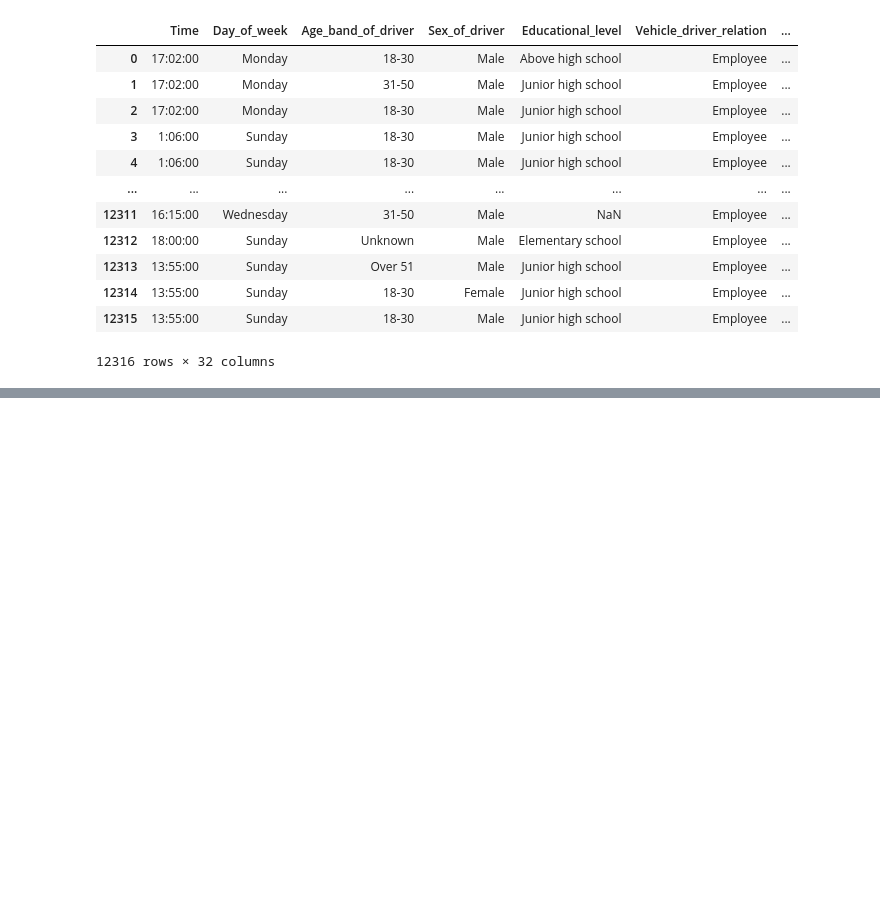
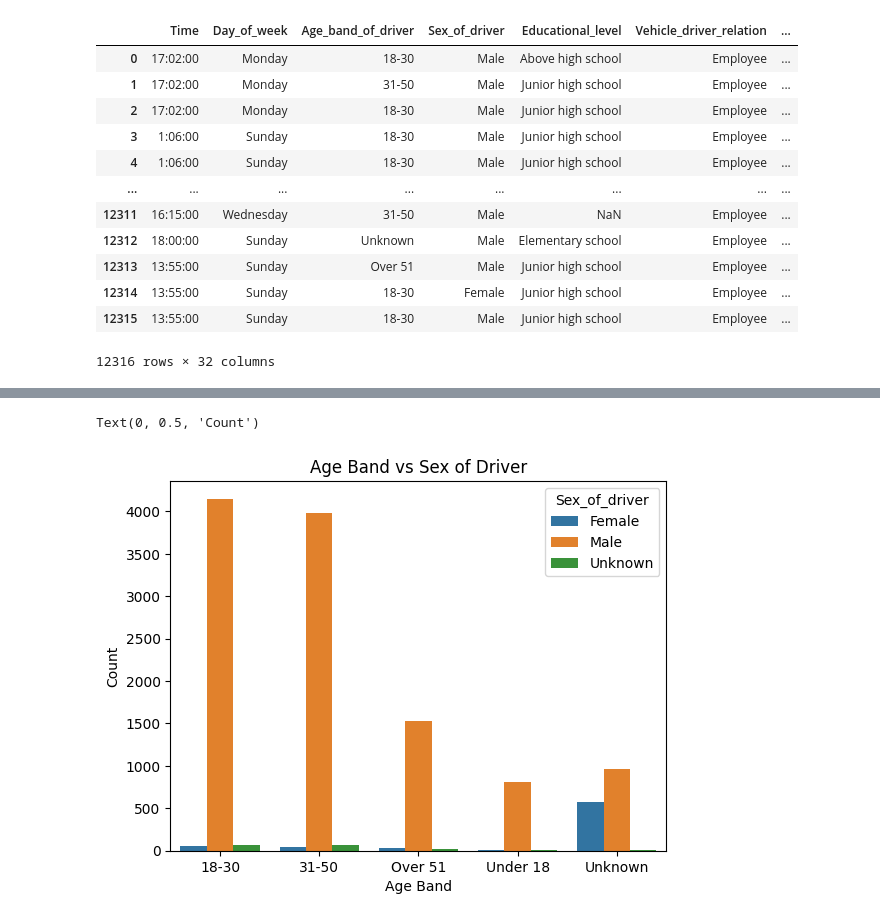
Before and after one commit to vinayvashishat/Accidents-Data, a Jupyter notebook: Accidents_Data.ipynb, the cells around one changed output, grey strips where cells are left out. Saved outputs shown, nothing was run; the diff lists cells and outputs as text; code cells hidden in the pictures; blank space fills up the shorter version.

```diff
--- a/Accidents_Data.ipynb
+++ b/Accidents_Data.ipynb
@@ -24,0 +90,10 @@ df
+# %%
+grouped_counts = df.groupby(['Age_band_of_driver', 'Sex_of_driver']).size().reset_index(name='Count')
+grouped_counts
+sns.barplot(x='Age_band_of_driver', y='Count', hue='Sex_of_driver', data=grouped_counts)
+plt.title('Age Band vs Sex of Driver')
+plt.xlabel('Age Band')
+plt.ylabel('Count')
+# %% [output]
+Text(0, 0.5, 'Count')
+[figure, added]
```
Also changed, not shown: parts of 11 cells of this notebook.
